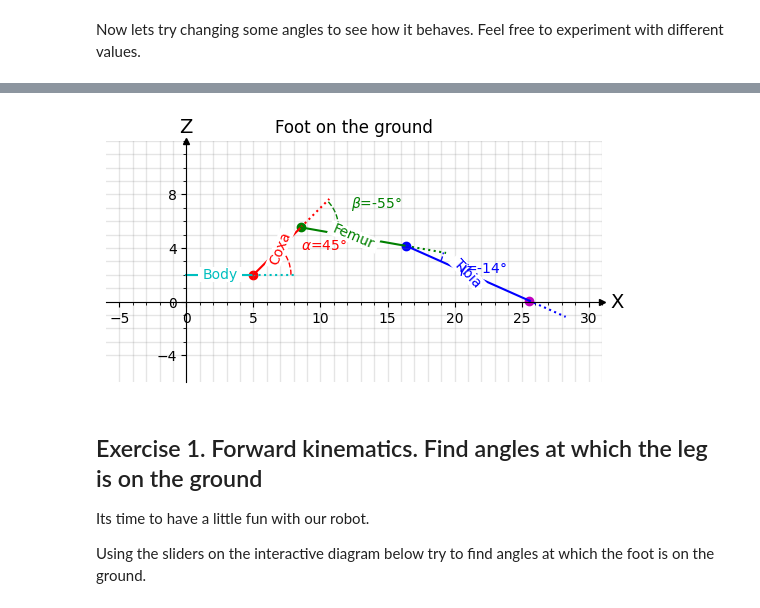
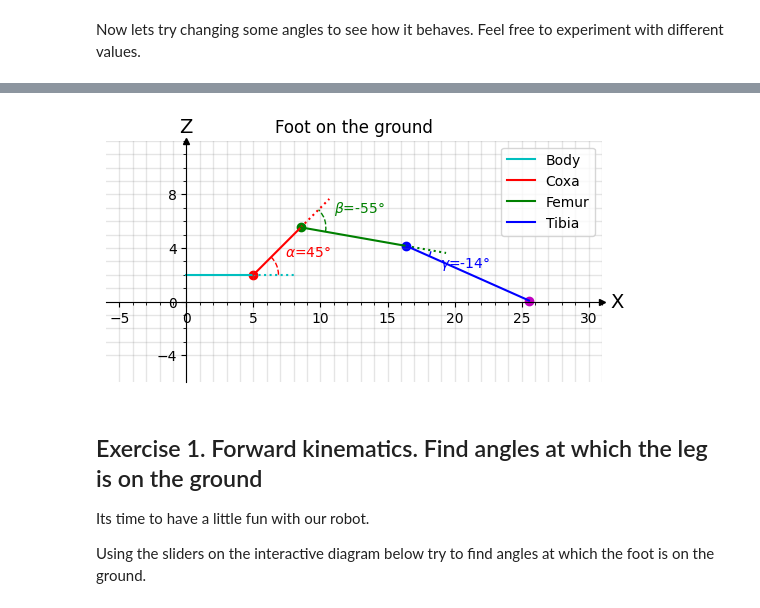
Before and after one commit to Dr-QP/Dr.QP, a Jupyter notebook: packages/runtime/drqp_brain/notebooks/getting_started_with_robot_ik.ipynb, the cells around one changed output, grey strips where cells are left out. Cells and saved outputs as stored; diff of their text form; code cells hidden in the pictures.

```diff
--- a/packages/runtime/drqp_brain/notebooks/getting_started_with_robot_ik.ipynb
+++ b/packages/runtime/drqp_brain/notebooks/getting_started_with_robot_ik.ipynb
@@ -112,12 +115,12 @@ _ = plot_leg_with_points(model, 'Lifted up (coxa) and bent down (femur, tibia)',
 # %%
 %matplotlib inline
 
 # Lifted up (coxa) and bent down (femur), with foot on the ground (guessed angle)
 model = forward_kinematics(coxa_length, femur_length, tibia_length, 45, -55, -14)
 
-_ = plot_leg_with_points(model, 'Foot on the ground')
+_ = plot_leg_with_points(model, 'Foot on the ground', no_link_labels=True)
 # %% [output]
-[figure, old version]
+[figure, new version]
 # %% [markdown]
 ## Exercise 1. Forward kinematics. Find angles at which the leg is on the ground
 
```
Also changed, not shown: parts of 4 cells of this notebook, 1 other file.
